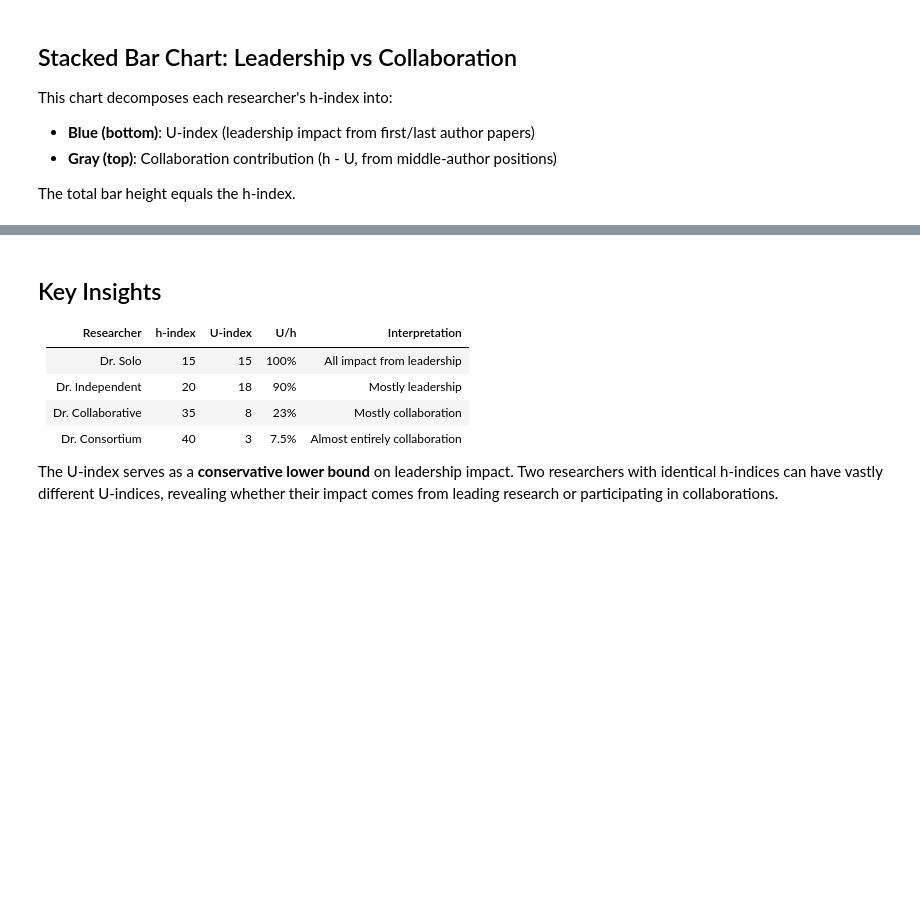
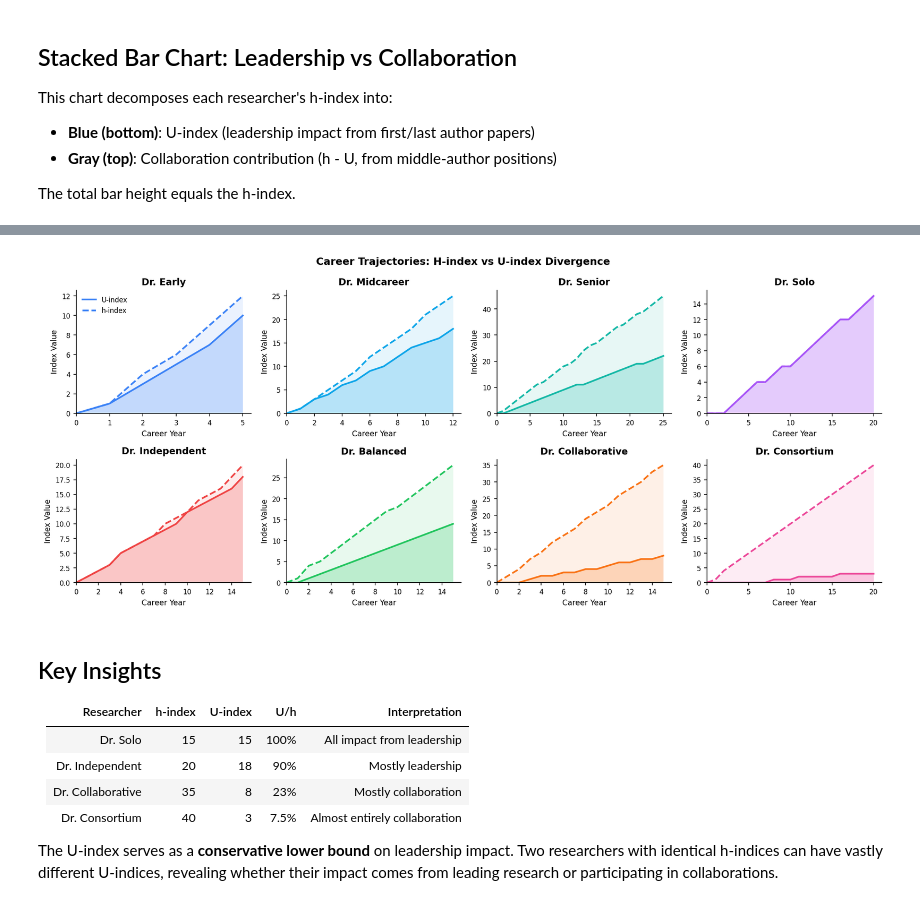
Before and after one commit to renato-umeton/u-index, a Jupyter notebook: examples/u_index_visualizations.ipynb, the cells around one changed output, grey strips where cells are left out. Drawn from its saved outputs; the diff is of its cells as text; code cells hidden in the pictures; blank space fills up the shorter version.

```diff
--- a/examples/u_index_visualizations.ipynb
+++ b/examples/u_index_visualizations.ipynb
@@ -184,3 +288,75 @@ create_trajectory_grid().show()
+# %%
+def create_trajectory_figure():
+    """Create 2x4 grid showing career trajectories for all researchers."""
+
+    selected = [
+        "Dr. Early", "Dr. Midcareer", "Dr. Senior", "Dr. Solo",
+        "Dr. Independent", "Dr. Balanced", "Dr. Collaborative", "Dr. Consortium"
+    ]
+
+    colors = {
+        "Dr. Solo": "#a855f7",
+        "Dr. Independent": "#ef4444",
+        "Dr. Early": "#3b82f6",
+        "Dr. Midcareer": "#0ea5e9",
+        "Dr. Balanced": "#22c55e",
+        "Dr. Senior": "#14b8a6",
+        "Dr. Collaborative": "#f97316",
+        "Dr. Consortium": "#ec4899",
+    }
+
+    fig, axes = plt.subplots(2, 4, figsize=(14, 6), dpi=150)
+    axes = axes.flatten()
+
+    for i, name in enumerate(selected):
+        ax = axes[i]
+        researcher = next(r for r in RESEARCHERS if r["name"] == name)
+        color = colors[name]
+        trajectory = generate_trajectory(researcher)
+
+        years = [t[0] for t in trajectory]
+        h_vals = [t[1] for t in trajectory]
+        u_vals = [t[2] for t in trajectory]
+
+        # Fill under U-index (lower bound)
+        ax.fill_between(years, 0, u_vals, alpha=0.3, color=color, linewidth=0)
+
+        # Fill between h and U (collaboration gap)
+        ax.fill_between(years, u_vals, h_vals, alpha=0.1, color=color, linewidth=0)
+
+        # U-index line (solid)
+        ax.plot(years, u_vals, color=color, linewidth=2, label="U-index")
+
+        # h-index line (dashed)
+        ax.plot(years, h_vals, color=color, linewidth=2, linestyle="--", label="h-index")
+
+        ax.set_title(name, fontsize=11, fontweight="bold")
+        ax.set_xlabel("Career Year", fontsize=9)
+        ax.set_ylabel("Index Value", fontsize=9)
+        ax.tick_params(labelsize=8)
+        ax.set_xlim(0, None)
+        ax.set_ylim(0, None)
+        ax.spines["top"].set_visible(False)
+        ax.spines["right"].set_visible(False)
+
+        # Add legend only to first subplot
+        if i == 0:
+            ax.legend(fontsize=8, loc="upper left", frameon=False)
+
+    fig.suptitle(
+        "Career Trajectories: H-index vs U-index Divergence",
+        fontsize=12,
+        fontweight="bold",
+        y=0.98,
+    )
+
+    plt.tight_layout()
+    return fig
+
+create_trajectory_figure()
+plt.show()
+# %% [output]
+[figure, added]
 # %% [markdown]
 ## Key Insights
 
```
Also changed, not shown: parts of 18 cells of this notebook, 1 other file.
